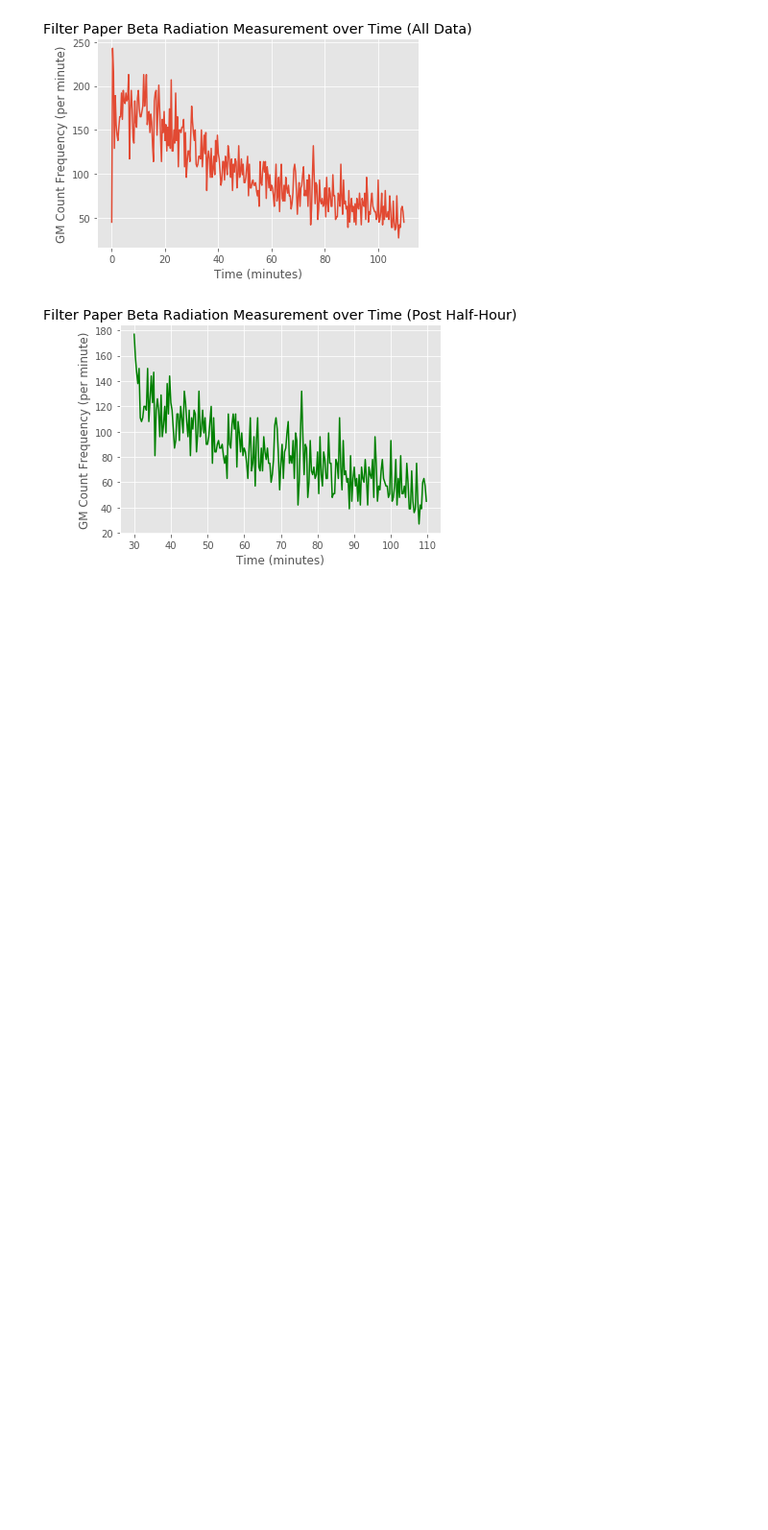
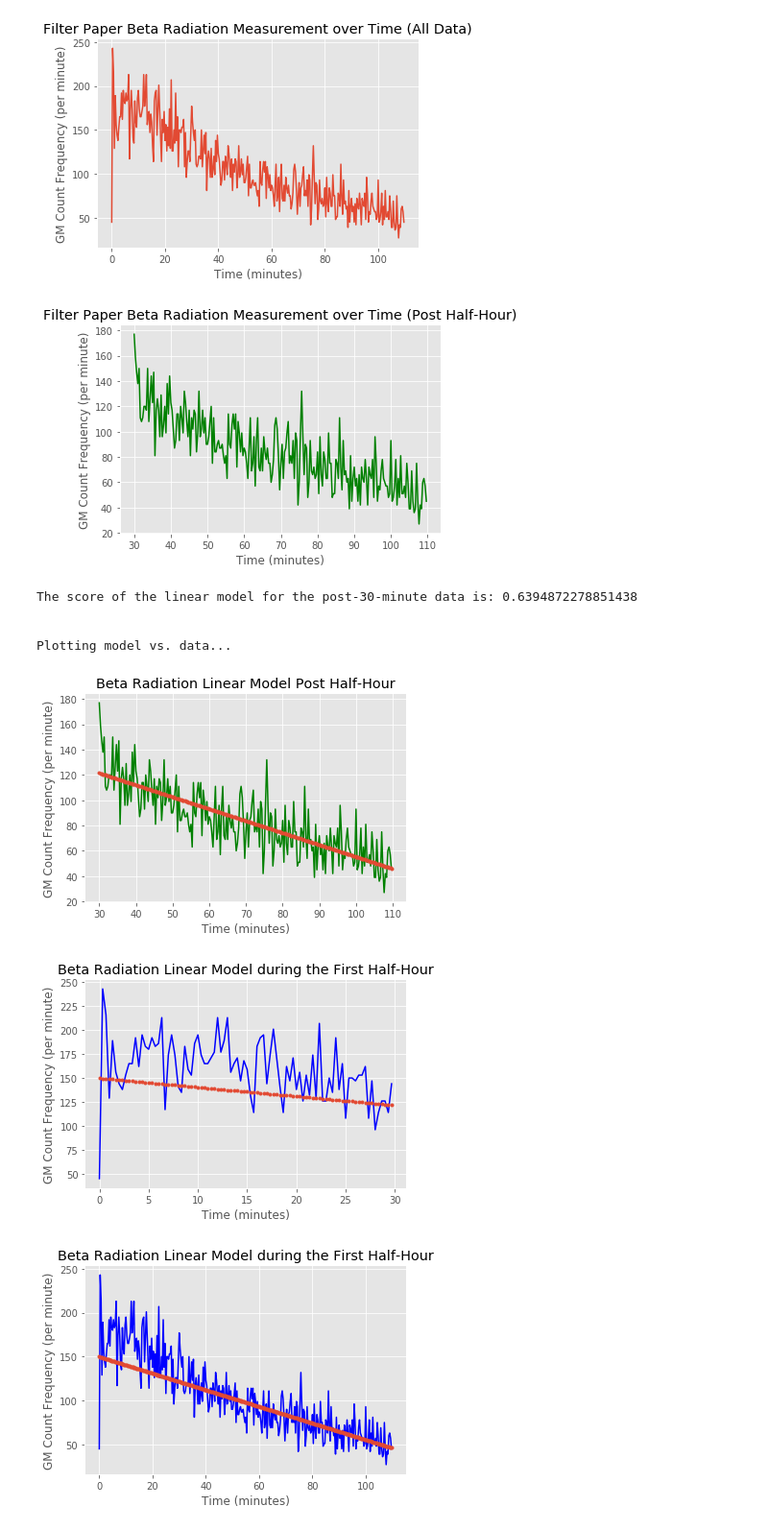
Before and after one commit to amanb2000/Radioactivity_Analysis, a Jupyter notebook: notebooks/Radioactivity_In_Air.ipynb, the cells around one changed output. Shown at 96% size. Drawn from its saved outputs; the diff is of its cells as text; code cells hidden in the pictures; blank space fills up the shorter version.

```diff
--- a/notebooks/Radioactivity_In_Air.ipynb
+++ b/notebooks/Radioactivity_In_Air.ipynb
@@ -440,3 +441,81 @@ Completed extracting filter data...
 Length of the output list is 330 making for a total recorded time of 110.0 minutes
 [figure]
 [figure]
+# %%
+"""
+=== LINEAR FIT FOR POST-30-MINUTE MARK ===
+"""
+
+y = filter_data_np[int(30*60/20):]*3 # Target Value, now in `ticks per minute`, starting at the 30 minute mark.
+X = times_np[int(30*60/20):]/60 # Input values, now in minutes and starting at the 30 minute mark.
+
+# Converting X to an n-by-1 array...
+
+X = X.reshape((-1, 1))
+
+reg = LinearRegression().fit(X, y)
+
+Y = reg.predict(X)
+
+print('\nThe score of the linear model for the post-30-minute data is: {}\n\n'.format(reg.score(X, y)))
+
+print('Plotting model vs. data...')
+
+# Plot 1: Superimposing the Post-30 Minute Model on the Post-30 Minute data.
+plt.plot(X, y, 'g') # Real values
+plt.plot(X, Y, '.') # Predicted values
+
+plt.title('Beta Radiation Linear Model Post Half-Hour')
+plt.xlabel('Time (minutes)')
+plt.ylabel('GM Count Frequency (per minute)')
+
+plt.savefig('../figures/post-30-mins-lin-model.png', dpi=300)
+
+plt.show()
+
+
+# Plot 2: Superimposing the Post-30 Minute Model on initial 30 minutes of data
+
+X = times_np[:int(30*60/20)]/60
+X = X.reshape((-1, 1))
+Y = reg.predict(X)
+
+y = filter_data_np[:int(30*60/20)]*3 # Real y-values
+
+plt.plot(X, y, 'b') # real values
+plt.plot(X, Y, '.') # predictions from linear model
+
+plt.title('Beta Radiation Linear Model during the First Half-Hour')
+plt.xlabel('Time (minutes)')
+plt.ylabel('GM Count Frequency (per minute)')
+
+plt.savefig('../figures/pre-30-mins-lin-model.png', dpi=300)
+
+plt.show()
+
+# Plot 3: Superimposing the Post-30 Minute Linear Model on the Whole Data Set
+
+X = times_np/60
+X = X.reshape((-1, 1))
+Y = reg.predict(X)
+
+y = filter_data_np*3 # Real y-values
+
+plt.plot(X, y, 'b') # real values
+plt.plot(X, Y, '.') # predictions from linear model
+
+plt.title('Beta Radiation Linear Model during the First Half-Hour')
+plt.xlabel('Time (minutes)')
+plt.ylabel('GM Count Frequency (per minute)')
+
+plt.savefig('../figures/lin-model-vs-all-data.png', dpi=300)
+
+plt.show()
+# %% [output]
+The score of the linear model for the post-30-minute data is: 0.6394872278851438
+
+
+Plotting model vs. data...
+[figure, added]
+[figure, added]
+[figure, added]
```
Also changed, not shown: parts of 5 cells of this notebook, 5 other files.
